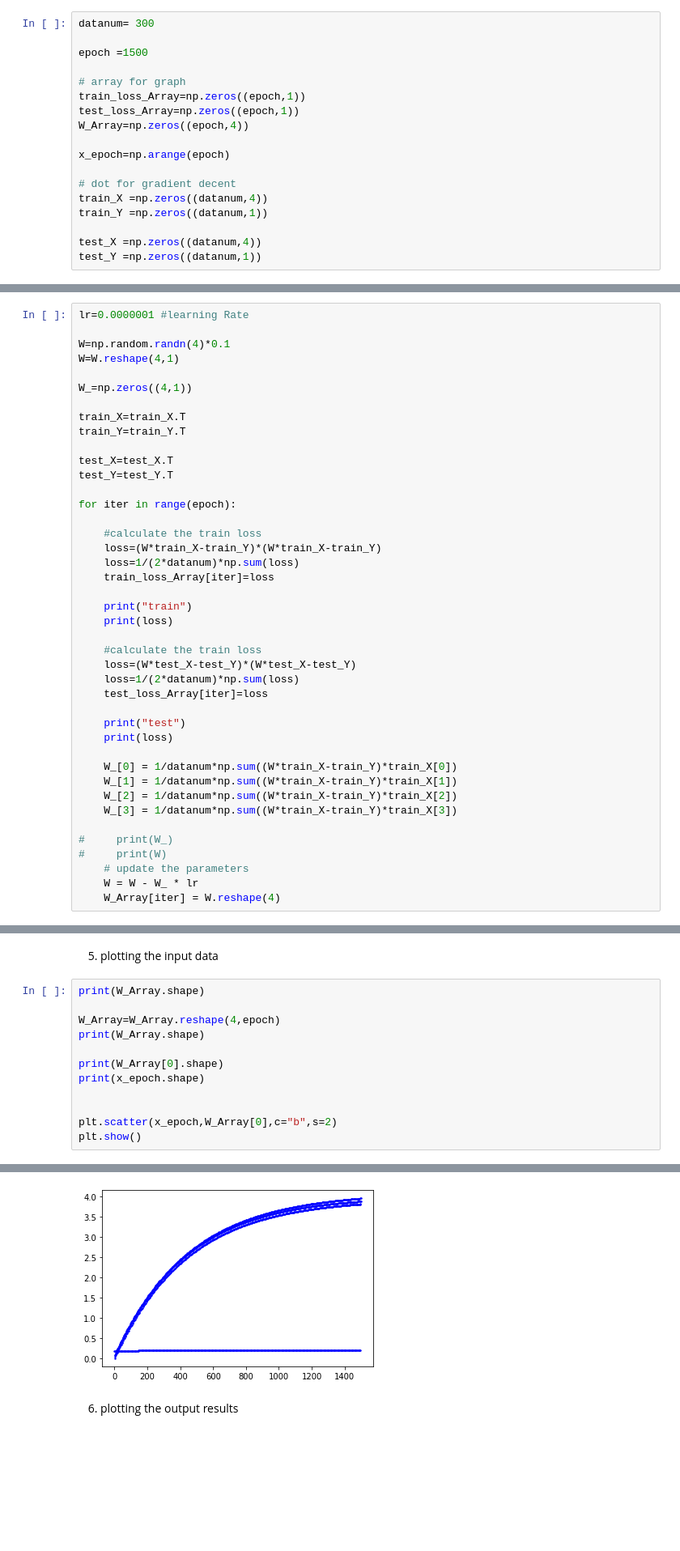
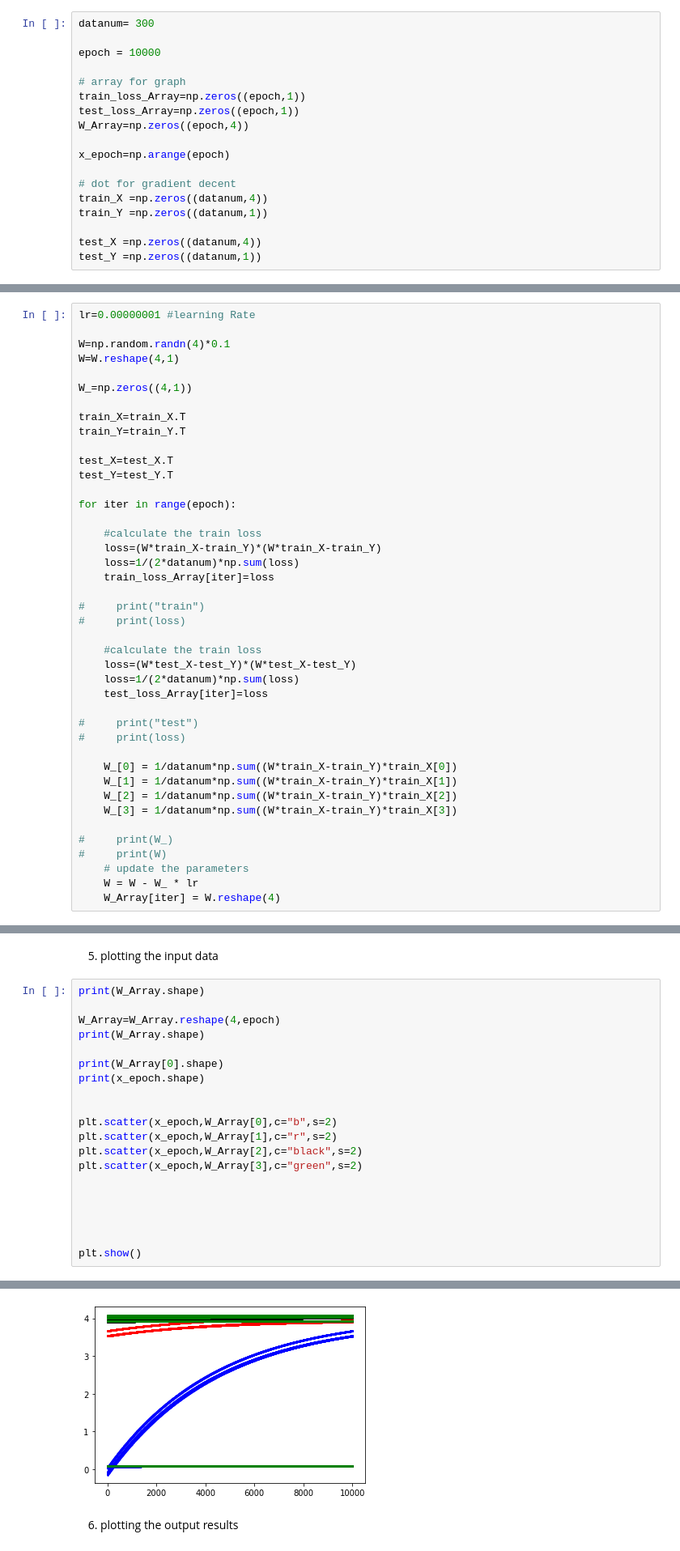
Before and after one commit to wseungjin/class-MachineLearning, a Jupyter notebook: 04/assignment04.ipynb, the cells around one changed output, grey strips where cells are left out. Shown at 81% size. Saved outputs shown, nothing was run; the diff lists cells and outputs as text; blank space fills up the shorter version.

Commit message:
Plotting the training error

```diff
--- a/04/assignment04.ipynb
+++ b/04/assignment04.ipynb
@@ -13,7 +13,7 @@ import matplotlib.pyplot as plt
 # %%
 datanum= 300
 
-epoch =1500
+epoch = 10000
 
 # array for graph
 train_loss_Array=np.zeros((epoch,1))
@@ -77,7 +77,7 @@ with open('data_test.csv', newline='') as myfile:
 # %% [markdown]
 4. Processing Gradient decent(training)
 # %%
-lr=0.0000001 #learning Rate
+lr=0.00000001 #learning Rate
 
 W=np.random.randn(4)*0.1
 W=W.reshape(4,1)
@@ -97,16 +97,16 @@ for iter in range(epoch):
     loss=1/(2*datanum)*np.sum(loss)
     train_loss_Array[iter]=loss
 
-    print("train")
-    print(loss)
+#     print("train")
+#     print(loss)
 
     #calculate the train loss
     loss=(W*test_X-test_Y)*(W*test_X-test_Y)
     loss=1/(2*datanum)*np.sum(loss)
     test_loss_Array[iter]=loss
 
-    print("test")
-    print(loss)
+#     print("test")
+#     print(loss)
 
     W_[0] = 1/datanum*np.sum((W*train_X-train_Y)*train_X[0])
     W_[1] = 1/datanum*np.sum((W*train_X-train_Y)*train_X[1])
@@ -149,5 +149,13 @@ print(x_epoch.shape)
 
 
 plt.scatter(x_epoch,W_Array[0],c="b",s=2)
+plt.scatter(x_epoch,W_Array[1],c="r",s=2)
+plt.scatter(x_epoch,W_Array[2],c="black",s=2)
+plt.scatter(x_epoch,W_Array[3],c="green",s=2)
+
+
+
+
+
 plt.show()
 # %% [output]
@@ -158,4 +166,4 @@ plt.show()
-[figure, old version]
+[figure, new version]
 # %% [markdown]
 6. plotting the output results
 # %%
```
Also changed, not shown: parts of 4 cells of this notebook, 1 other file.
